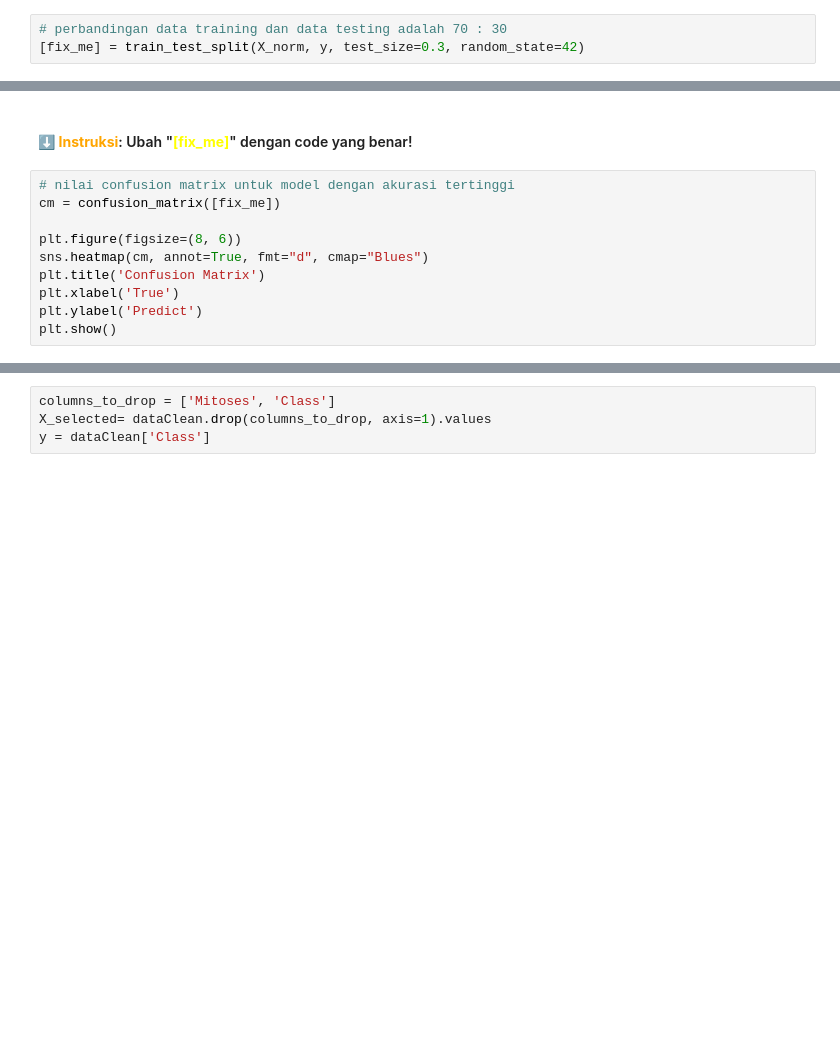
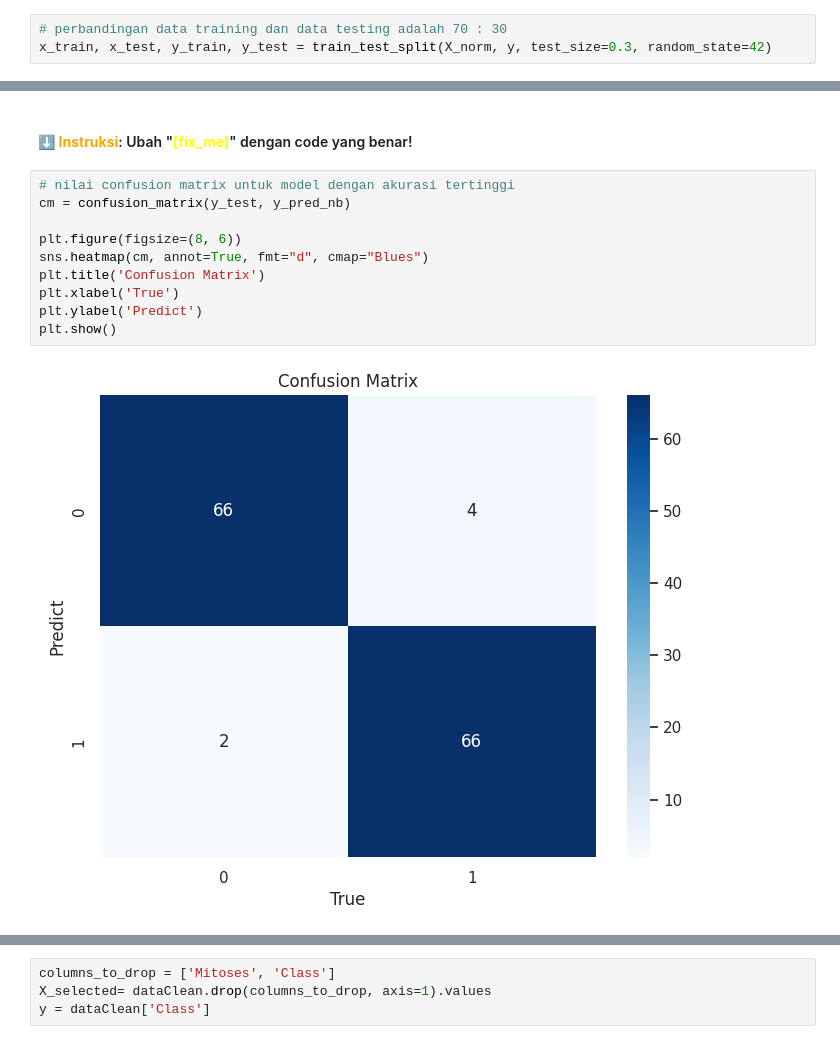
Before and after one commit to FitriAnggun/Workshop_BK, a Jupyter notebook: Another_copy_of_Workshop_DS_2024.ipynb, the cells around one changed output, grey strips where cells are left out. Drawn from its saved outputs; the diff is of its cells as text; blank space fills up the shorter version.

```diff
--- a/Another_copy_of_Workshop_DS_2024.ipynb
+++ b/Another_copy_of_Workshop_DS_2024.ipynb
@@ -690,7 +690,7 @@ y = dataClean['Class']
 <h4>⬇ <b style="color:orange;">Instruksi</b>: Ubah "<b style="color:yellow;">[fix_me]</b>" dengan code yang benar!</h4>
 # %%
 # perbandingan data training dan data testing adalah 70 : 30
-[fix_me] = train_test_split(X_norm, y, test_size=0.3, random_state=42)
+x_train, x_test, y_train, y_test = train_test_split(X_norm, y, test_size=0.3, random_state=42)
 # %% [markdown]
 ## <b>8) Membangun Model</b> <a class="anchor" id="h8"></a>
 # %%
@@ -771,14 +860,16 @@ evaluation([fix_me])
 <h4>⬇ <b style="color:orange;">Instruksi</b>: Ubah "<b style="color:yellow;">[fix_me]</b>" dengan code yang benar!</h4>
 # %%
 # nilai confusion matrix untuk model dengan akurasi tertinggi
-cm = confusion_matrix([fix_me])
+cm = confusion_matrix(y_test, y_pred_nb)
 
 plt.figure(figsize=(8, 6))
 sns.heatmap(cm, annot=True, fmt="d", cmap="Blues")
 plt.title('Confusion Matrix')
 plt.xlabel('True')
 plt.ylabel('Predict')
 plt.show()
+# %% [output]
+[figure, added]
 # %% [markdown]
 <h4>⬆ <b>Expected <span style="color:tomato;">Output</span></b>:</h4>
 
```
Also changed, not shown: parts of 16 cells of this notebook.
